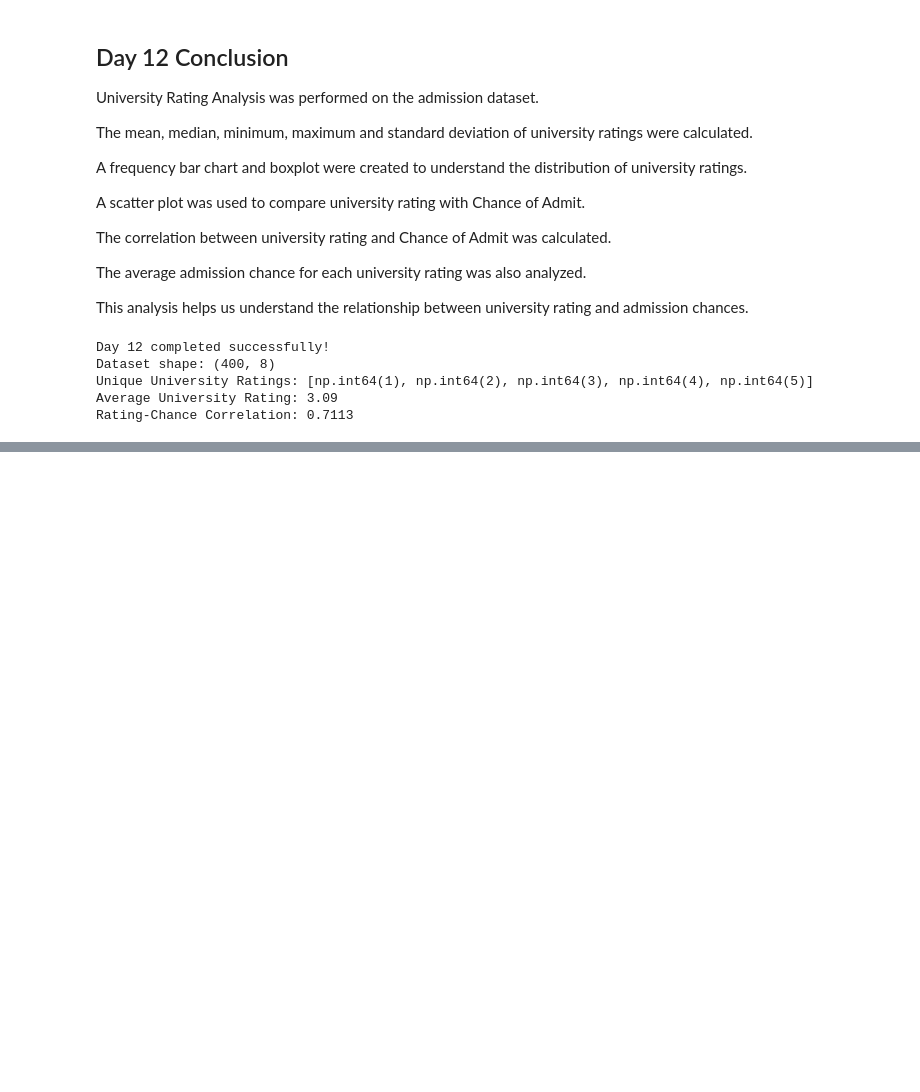
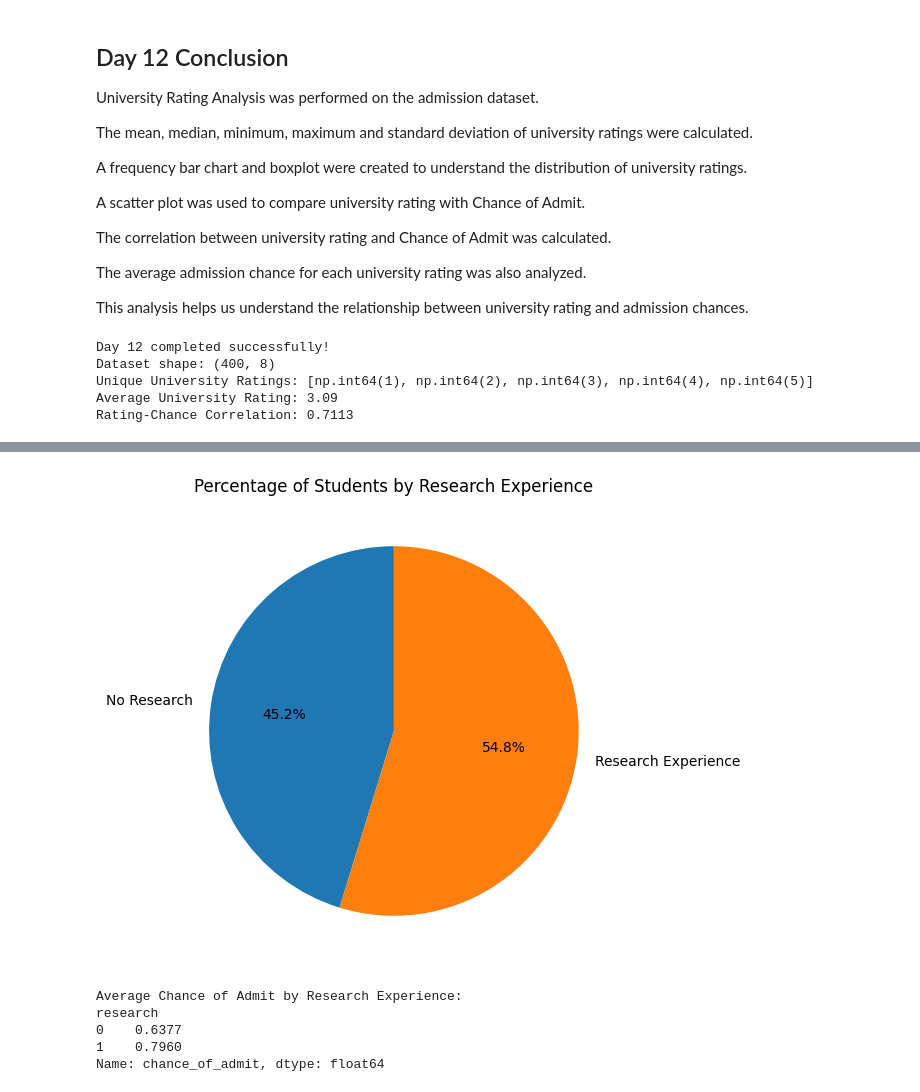
Before and after one commit to sumanamishra1120-ux/Chance-of-Admission-Higher-Studies, a Jupyter notebook: Chance_of_Admission_Higher_Studies.ipynb, the cells around one changed output, grey strips where cells are left out. Drawn from its saved outputs; the diff is of its cells as text; code cells hidden in the pictures; blank space fills up the shorter version.

```diff
--- a/Chance_of_Admission_Higher_Studies.ipynb
+++ b/Chance_of_Admission_Higher_Studies.ipynb
@@ -1474,0 +1575,29 @@ Rating-Chance Correlation: 0.7113
+# %%
+
+plt.figure(figsize=(6, 6))
+
+plt.pie(
+    research_counts.values,
+    labels=["No Research", "Research Experience"],
+    autopct="%1.1f%%",
+    startangle=90
+)
+
+plt.title("Percentage of Students by Research Experience")
+plt.show()
+# %% [output]
+[figure, added]
+# %%
+
+average_chance = df.groupby("research")[
+    "chance_of_admit"
+].mean()
+
+print("Average Chance of Admit by Research Experience:")
+print(average_chance.round(4))
+# %% [output]
+Average Chance of Admit by Research Experience:
+research
+0    0.6377
+1    0.7960
+Name: chance_of_admit, dtype: float64
```
Also changed, not shown: parts of 15 cells of this notebook.
